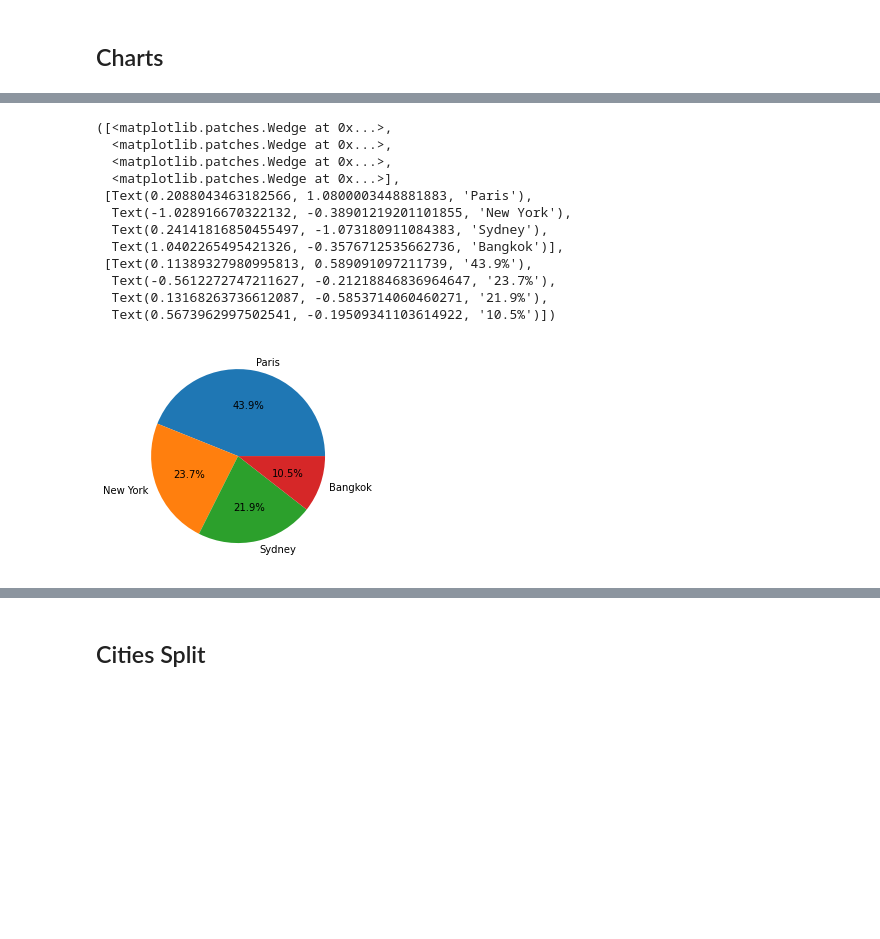
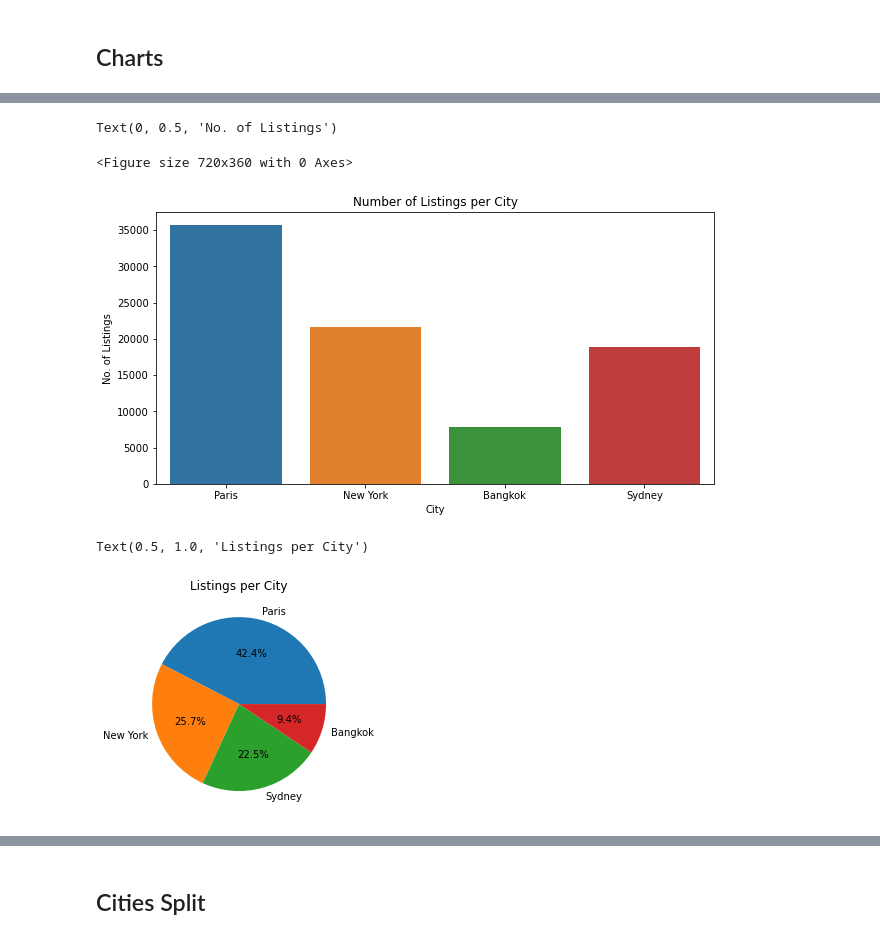
Before and after one commit to spandanakonduru/Airbnb-Analysis, a Jupyter notebook: Diss_Code.ipynb, the cells around one changed output, grey strips where cells are left out. Drawn from its saved outputs; the diff is of its cells as text; code cells hidden in the pictures; blank space fills up the shorter version.

```diff
--- a/Diss_Code.ipynb
+++ b/Diss_Code.ipynb
@@ -114,6 +119,12 @@ listings_cities.head()
 listings_cities.shape
 # %% [output]
 (154693, 20)
+# %%
+listings_cities.isnull().sum().sum()
+#Drop all nulls
+#20264
+
+listings_cities = listings_cities.dropna()
 # %% [markdown]
 ## Reveiw Scores
 # %%
@@ -254,0 +268,18 @@ listings_dupe = listings_cities
+# %%
+#end = date.today()
+
+end = datetime(2023, 9, 1)
+#print(end)
+
+listings_cities['host_since'] = pd.to_datetime(listings_cities['host_since'], format='%Y/%m/%d')
+
+listings_cities['Host Months'] = (pd.to_datetime(end) - pd.to_datetime(listings_cities.host_since)).dt.days
+
+#listings_cities.dtypes
+listings_cities['Host Months'] = listings_cities['Host Months'].astype(float)
+listings_cities['Host Months'] = listings_cities['Host Months']/30
+listings_cities['Host Months'] = np.ceil(listings_cities['Host Months'])
+
+listings_cities['Host Months'].fillna(0, inplace = True)
+
+listings_cities.head()
@@ -255,3 +295,6 @@ listings_dupe = listings_cities
+# %%
+room_type_mapping = {'Shared room': 0, 'Private room': 1, 'Entire place': 2, 'Hotel room': 3}
+listings_cities['room_type_code'] = listings_cities['room_type'].map(room_type_mapping)
 # %% [markdown]
 ## Outlier Detection
 # %%
@@ -346,27 +392,35 @@ df1
 # %%
-mytable = pd.DataFrame(listings_cities.groupby(['host_id'])['listing_id'].count())
-df2 = pd.DataFrame(mytable['listing_id'].value_counts()).reset_index().rename(columns = {'index':'count'})
-df2
-df2.to_csv("num_list.csv", index = False)
+#mytable = pd.DataFrame(listings_cities.groupby(['host_id'])['listing_id'].count())
+#df2 = pd.DataFrame(mytable['listing_id'].value_counts()).reset_index().rename(columns = {'index':'count'})
+#df2
+#df2.to_csv("num_list.csv", index = False)
+
+fig = plt.figure(figsize = (10, 5))
+
+# creating the bar plot
+plt.figure(figsize = (10, 5))
+
+sns.countplot(listings_cities['city'])
+plt.title('Number of Listings per City')
+plt.xlabel('City')
+plt.ylabel('No. of Listings')
+# %% [output]
+Text(0, 0.5, 'No. of Listings')
+<Figure size 720x360 with 0 Axes>
+[figure, added]
 # %%
 #cities_count = listings_cities.groupby(['city']).size()
 #cities_count
 
 #fig, ax = plt.subplots()
 #ax.pie(listings_cities.city, labels = city, autopct = '%1.1f%%')
 
-plt.pie(listings_cities['city'].value_counts().values, labels = listings_cities['city'].value_counts().index, autopct = '%1.1f%%')
+plt.pie(listings_cities['city'].value_counts().values,
+        labels = listings_cities['city'].value_counts().index,
+        autopct = '%1.1f%%')
+
+plt.title('Listings per City')
+#plt.legend()
 # %% [output]
-([<matplotlib.patches.Wedge at 0x...>,
-  <matplotlib.patches.Wedge at 0x...>,
-  <matplotlib.patches.Wedge at 0x...>,
-  <matplotlib.patches.Wedge at 0x...>],
- [Text(0.2088043463182566, 1.0800003448881883, 'Paris'),
-  Text(-1.028916670322132, -0.38901219201101855, 'New York'),
-  Text(0.24141816850455497, -1.073180911084383, 'Sydney'),
-  Text(1.0402265495421326, -0.3576712535662736, 'Bangkok')],
- [Text(0.11389327980995813, 0.589091097211739, '43.9%'),
-  Text(-0.5612272747211627, -0.21218846836964647, '23.7%'),
-  Text(0.13168263736612087, -0.5853714060460271, '21.9%'),
-  Text(0.5673962997502541, -0.19509341103614922, '10.5%')])
+Text(0.5, 1.0, 'Listings per City')
-[figure, old version]
+[figure, new version]
```
Also changed, not shown: parts of 86 cells of this notebook.
